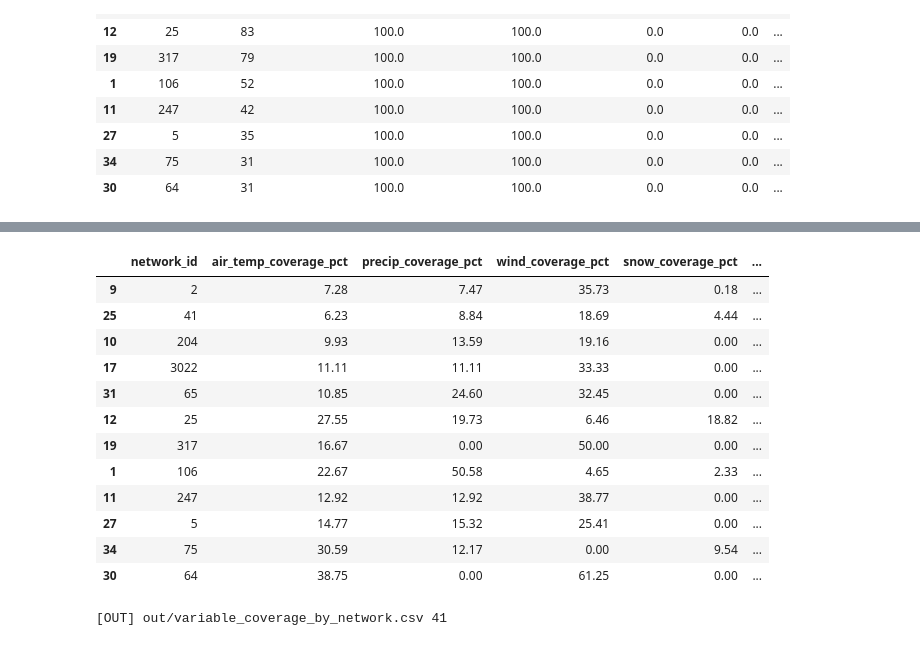
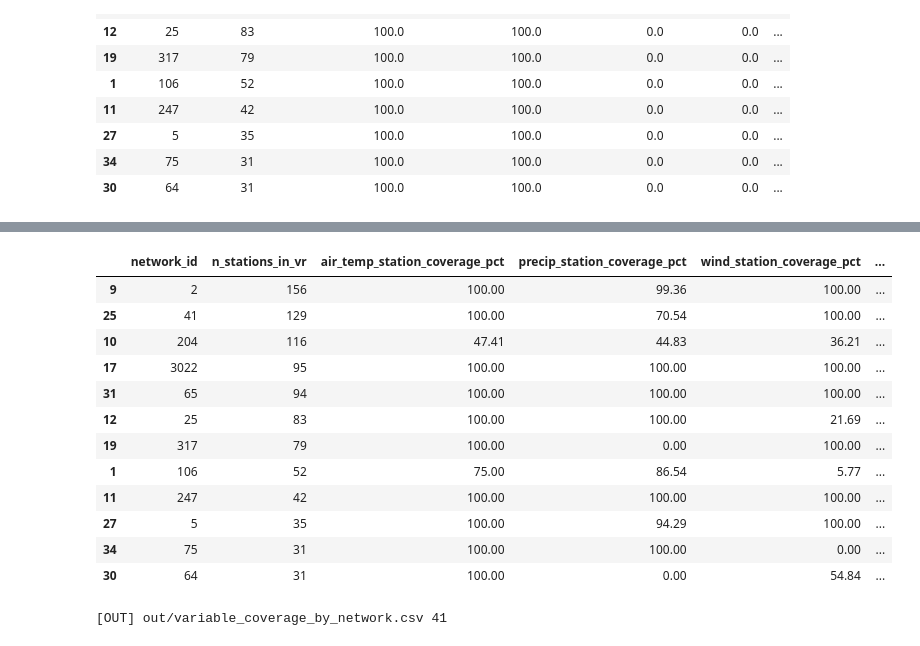
Before and after one commit to irenecionni-ux/idaho-hydromet-audit, a Jupyter notebook: project/notebooks/02_phase1_Synoptic.ipynb, the cells around one changed output, grey strips where cells are left out. Saved outputs shown, nothing was run; the diff lists cells and outputs as text; code cells hidden in the pictures.

```diff
--- a/project/notebooks/02_phase1_Synoptic.ipynb
+++ b/project/notebooks/02_phase1_Synoptic.ipynb
@@ -330,7 +360,7 @@ for stid in stids:
             .to_csv(OUT_STATION_ENRICHED, index=False)
 
         pd.DataFrame(var_rows) \
-            .drop_duplicates(subset=["station_uid","variable_native"]) \
+            .drop_duplicates(subset=["station_uid","variable_family","variable_native","position","sensor_height_m","sensor_depth_m"])\
             .to_csv(OUT_VAR_ENRICHED, index=False)
 
     time.sleep(SLEEP_S)
@@ -347,7 +377,7 @@ df_station_enr = (
 
 df_var_enr = (
     pd.DataFrame(var_rows)
-    .drop_duplicates(subset=["station_uid","variable_native"])
+    .drop_duplicates(subset=["station_uid","variable_family","variable_native","position","sensor_height_m","sensor_depth_m"])
     .reset_index(drop=True)
 )
 
@@ -606,56 +1249,97 @@ meta_obs.head(12)
 # %%
+import pandas as pd
+import numpy as np
+
 # -----------------------------
-# Variable coverage by network
+# Variable coverage by network (station-level)
 # -----------------------------
-
 key_vars = {
     "air_temp": ["air_temp"],
     "precip": ["precip"],
-    "wind": ["wind_speed", "wind_gust", "wind_dir"],
-    "snow": ["snow_depth", "snow_water_equiv"],
+    "wind": ["wind_speed", "wind_gust", "wind_dir", "wind_direction"],
+    "snow": ["snow_depth", "snow_water_equiv", "snow_water_equivalent"],
     "radiation": ["solar_radiation", "shortwave", "radiation"],
     "soil": ["soil_temp", "soil_moisture"],
 }
 
 vr = df_var_enr.copy()
-vr["network_id"] = vr["network_id"].astype(str)
+vr["network_id"] = vr["network_id"].astype(str).str.strip()
+vr["station_uid"] = vr["station_uid"].astype(str).str.strip()
+vr["variable_family"] = vr["variable_family"].astype(str)
 
 rows = []
 
 for net, g in vr.groupby("network_id"):
     rec = {"network_id": net}
 
+    # denominatore: quante stazioni nel network (secondo df_station_enr è meglio, ma qui coerente con vr)
+    stations_in_net = g["station_uid"].nunique()
+    rec["n_stations_in_vr"] = stations_in_net
+
     for label, families in key_vars.items():
-        present = g["variable_family"].str.contains("|".join(families), case=False, na=False)
-        rec[f"{label}_coverage_pct"] = round(100 * present.mean(), 2)
+        pat = "|".join([f for f in families if f])
+        # stazioni che hanno ALMENO 1 variabile che matcha la categoria
+        st_with_var = g.loc[g["variable_family"].str.contains(pat, case=False, na=False), "station_uid"].nunique()
+        rec[f"{label}_station_coverage_pct"] = round(100 * st_with_var / stations_in_net, 2) if stations_in_net else np.nan
 
     rows.append(rec)
 
 var_cov = pd.DataFrame(rows)
-var_cov = var_cov.merge(
-    meta_obs[["mnet_id","n_stations"]],
-    left_on="network_id",
-    right_on="mnet_id",
-    how="left"
-)
 
+# -----------------------------
+# Join with station table counts (recommended denominator)
+# -----------------------------
+st = df_station_enr.copy()
+st["network_id"] = st["network_id"].astype(str).str.strip()
+net_counts = st.groupby("network_id")["station_uid"].nunique().rename("n_stations").reset_index()
+
+var_cov = var_cov.merge(net_counts, on="network_id", how="left")
+
+# -----------------------------
+# Add readable network names
+# -----------------------------
+net = pd.read_csv("out/networks_in_idaho.csv")
+net["mnet_id"] = net["mnet_id"].astype(str).str.strip()
+
+def build_label(row):
+    candidates = [
+        row.get("SHORTNAME"),
+        row.get("network_shortname"),
+        row.get("LONGNAME"),
+        row.get("network_name"),
+        row.get("NAME"),
+        row.get("name"),
+    ]
+    for c in candidates:
+        if c is None:
+            continue
+        s = str(c).strip()
+        if s and s.lower() != "nan":
+            return s
+    return f"MNET {row.get('mnet_id','')}"
+
+net["network_label"] = net.apply(build_label, axis=1)
+var_cov = var_cov.merge(net[["mnet_id", "network_label"]], left_on="network_id", right_on="mnet_id", how="left")
+var_cov["network_label"] = var_cov["network_label"].fillna("MNET " + var_cov["network_id"])
+
+# sort by station count
 var_cov = var_cov.sort_values("n_stations", ascending=False)
 
 var_cov.head(12)
 # %% [output]
-|  | network_id | air_temp_coverage_pct | precip_coverage_pct | wind_coverage_pct | snow_coverage_pct | ... |
-| 9 | 2 | 7.28 | 7.47 | 35.73 | 0.18 | ... |
-| 25 | 41 | 6.23 | 8.84 | 18.69 | 4.44 | ... |
-| 10 | 204 | 9.93 | 13.59 | 19.16 | 0.00 | ... |
-| 17 | 3022 | 11.11 | 11.11 | 33.33 | 0.00 | ... |
-| 31 | 65 | 10.85 | 24.60 | 32.45 | 0.00 | ... |
-| 12 | 25 | 27.55 | 19.73 | 6.46 | 18.82 | ... |
-| 19 | 317 | 16.67 | 0.00 | 50.00 | 0.00 | ... |
-| 1 | 106 | 22.67 | 50.58 | 4.65 | 2.33 | ... |
-| 11 | 247 | 12.92 | 12.92 | 38.77 | 0.00 | ... |
-| 27 | 5 | 14.77 | 15.32 | 25.41 | 0.00 | ... |
-| 34 | 75 | 30.59 | 12.17 | 0.00 | 9.54 | ... |
-| 30 | 64 | 38.75 | 0.00 | 61.25 | 0.00 | ... |
+|  | network_id | n_stations_in_vr | air_temp_station_coverage_pct | precip_station_coverage_pct | wind_station_coverage_pct | ... |
+| 9 | 2 | 156 | 100.00 | 99.36 | 100.00 | ... |
+| 25 | 41 | 129 | 100.00 | 70.54 | 100.00 | ... |
+| 10 | 204 | 116 | 47.41 | 44.83 | 36.21 | ... |
+| 17 | 3022 | 95 | 100.00 | 100.00 | 100.00 | ... |
+| 31 | 65 | 94 | 100.00 | 100.00 | 100.00 | ... |
+| 12 | 25 | 83 | 100.00 | 100.00 | 21.69 | ... |
+| 19 | 317 | 79 | 100.00 | 0.00 | 100.00 | ... |
+| 1 | 106 | 52 | 75.00 | 86.54 | 5.77 | ... |
+| 11 | 247 | 42 | 100.00 | 100.00 | 100.00 | ... |
+| 27 | 5 | 35 | 100.00 | 94.29 | 100.00 | ... |
+| 34 | 75 | 31 | 100.00 | 100.00 | 0.00 | ... |
+| 30 | 64 | 31 | 100.00 | 0.00 | 54.84 | ... |
 # %%
 COVERAGE_CSV = os.path.join(OUT_DIR, "variable_coverage_by_network.csv")
 
```
Also changed, not shown: parts of 43 cells of this notebook.
